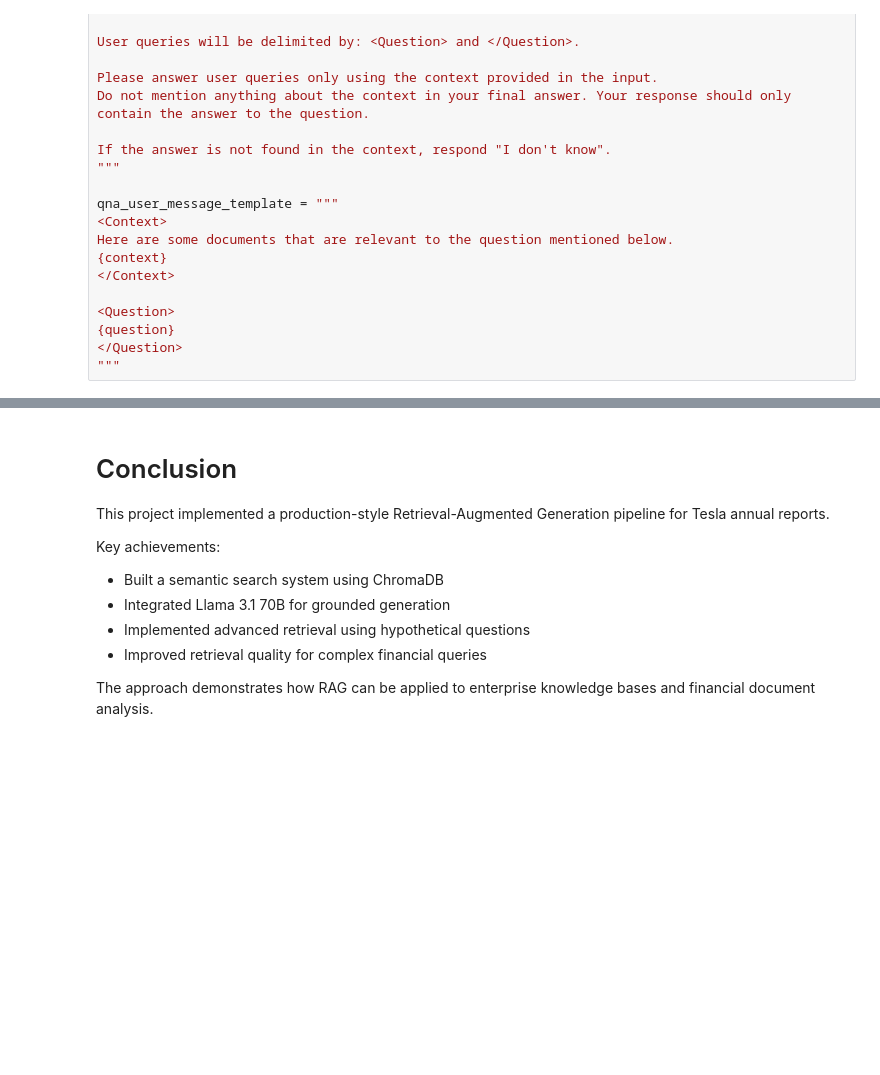
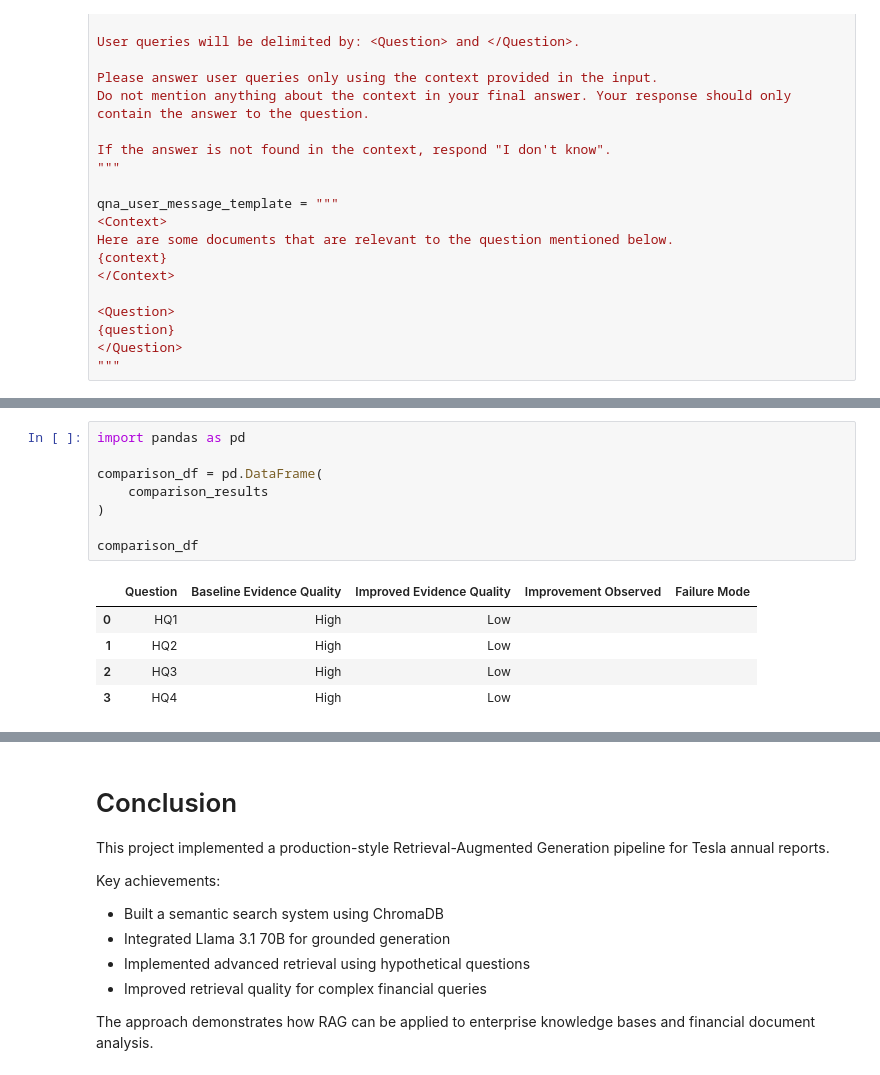
Before and after one commit to Agile-Ventures-Pvt-LTD/AI_Training_Batch_May_2026, a Jupyter notebook: submissions/assignments/assignment-03/ashish-sinha/RAG_TESLAReports.ipynb, the cells around one changed output, grey strips where cells are left out. Saved outputs shown, nothing was run; the diff lists cells and outputs as text; blank space fills up the shorter version.

```diff
--- a/submissions/assignments/assignment-03/ashish-sinha/RAG_TESLAReports.ipynb
+++ b/submissions/assignments/assignment-03/ashish-sinha/RAG_TESLAReports.ipynb
@@ -820,0 +2251,14 @@ I don't know
+# %%
+import pandas as pd
+
+comparison_df = pd.DataFrame(
+    comparison_results
+)
+
+comparison_df
+# %% [output]
+|  | Question | Baseline Evidence Quality | Improved Evidence Quality | Improvement Observed | Failure Mode |
+| 0 | HQ1 | High | Low |  |  |
+| 1 | HQ2 | High | Low |  |  |
+| 2 | HQ3 | High | Low |  |  |
+| 3 | HQ4 | High | Low |  |  |
```
Also changed, not shown: parts of 87 cells of this notebook, 27 other files.
